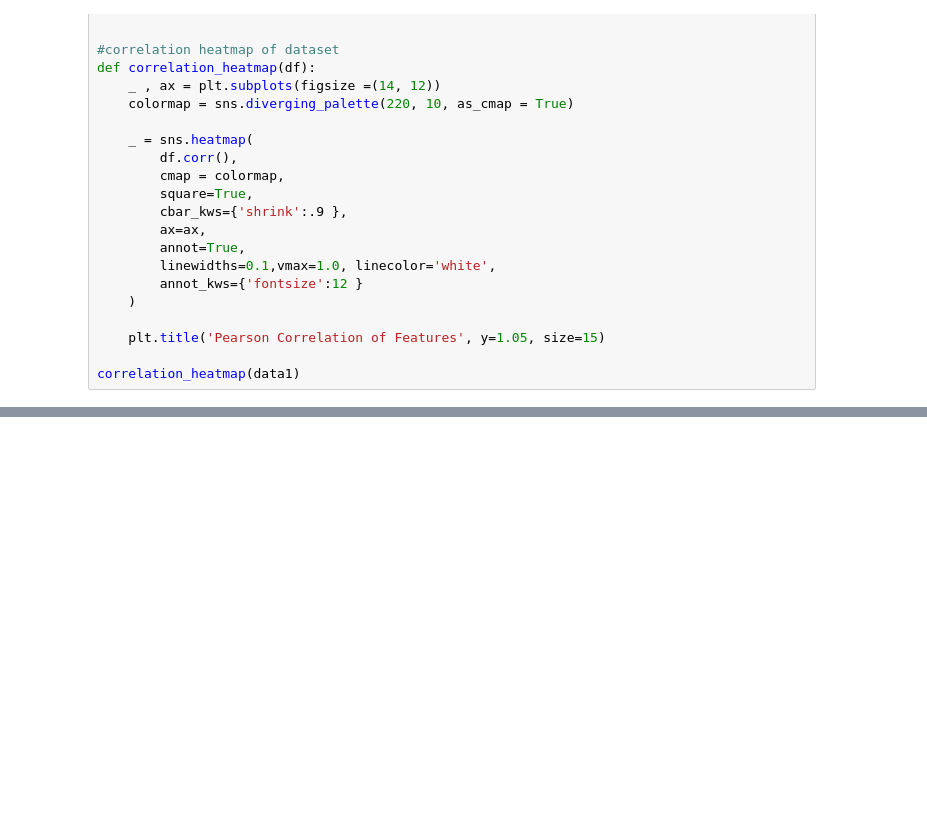
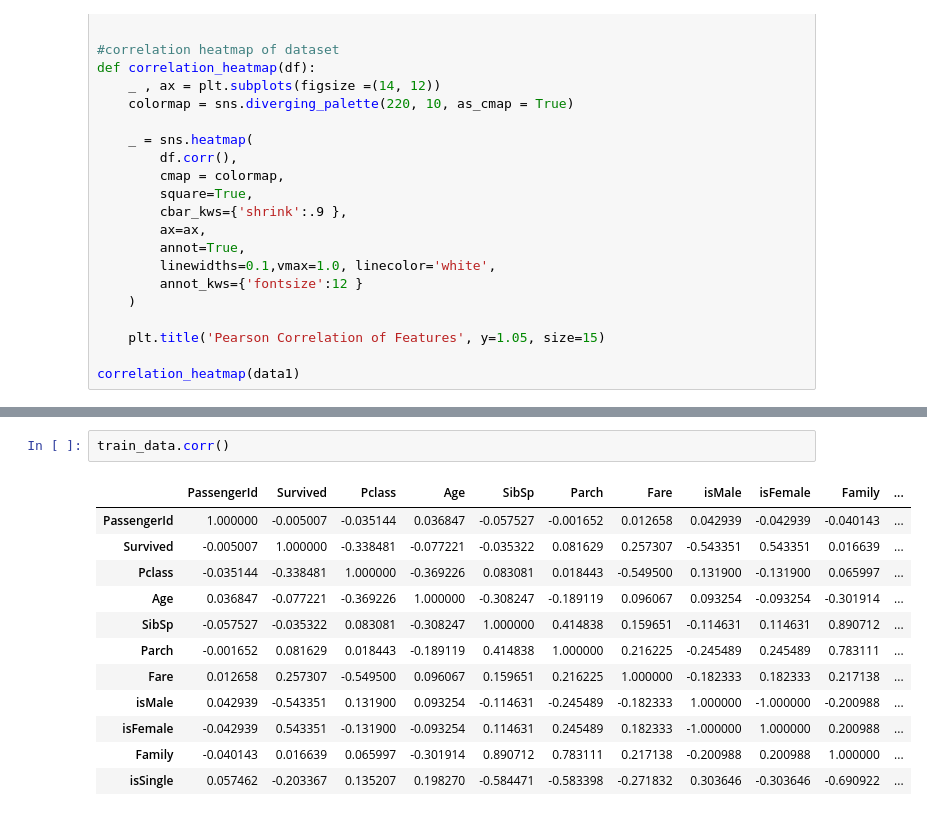
Before and after one commit to looksgreat/NYCU-AI-Spring-2021, a Jupyter notebook: main.ipynb, the cells around one changed output, grey strips where cells are left out. Saved outputs shown, nothing was run; the diff lists cells and outputs as text; blank space fills up the shorter version.

```diff
--- a/main.ipynb
+++ b/main.ipynb
@@ -245,0 +393,15 @@ correlation_heatmap(data1)
+# %%
+train_data.corr()
+# %% [output]
+|  | PassengerId | Survived | Pclass | Age | SibSp | Parch | Fare | isMale | isFemale | Family | ... |
+| PassengerId | 1.000000 | -0.005007 | -0.035144 | 0.036847 | -0.057527 | -0.001652 | 0.012658 | 0.042939 | -0.042939 | -0.040143 | ... |
+| Survived | -0.005007 | 1.000000 | -0.338481 | -0.077221 | -0.035322 | 0.081629 | 0.257307 | -0.543351 | 0.543351 | 0.016639 | ... |
+| Pclass | -0.035144 | -0.338481 | 1.000000 | -0.369226 | 0.083081 | 0.018443 | -0.549500 | 0.131900 | -0.131900 | 0.065997 | ... |
+| Age | 0.036847 | -0.077221 | -0.369226 | 1.000000 | -0.308247 | -0.189119 | 0.096067 | 0.093254 | -0.093254 | -0.301914 | ... |
+| SibSp | -0.057527 | -0.035322 | 0.083081 | -0.308247 | 1.000000 | 0.414838 | 0.159651 | -0.114631 | 0.114631 | 0.890712 | ... |
+| Parch | -0.001652 | 0.081629 | 0.018443 | -0.189119 | 0.414838 | 1.000000 | 0.216225 | -0.245489 | 0.245489 | 0.783111 | ... |
+| Fare | 0.012658 | 0.257307 | -0.549500 | 0.096067 | 0.159651 | 0.216225 | 1.000000 | -0.182333 | 0.182333 | 0.217138 | ... |
+| isMale | 0.042939 | -0.543351 | 0.131900 | 0.093254 | -0.114631 | -0.245489 | -0.182333 | 1.000000 | -1.000000 | -0.200988 | ... |
+| isFemale | -0.042939 | 0.543351 | -0.131900 | -0.093254 | 0.114631 | 0.245489 | 0.182333 | -1.000000 | 1.000000 | 0.200988 | ... |
+| Family | -0.040143 | 0.016639 | 0.065997 | -0.301914 | 0.890712 | 0.783111 | 0.217138 | -0.200988 | 0.200988 | 1.000000 | ... |
+| isSingle | 0.057462 | -0.203367 | 0.135207 | 0.198270 | -0.584471 | -0.583398 | -0.271832 | 0.303646 | -0.303646 | -0.690922 | ... |
```
Also changed, not shown: parts of 18 cells of this notebook.
